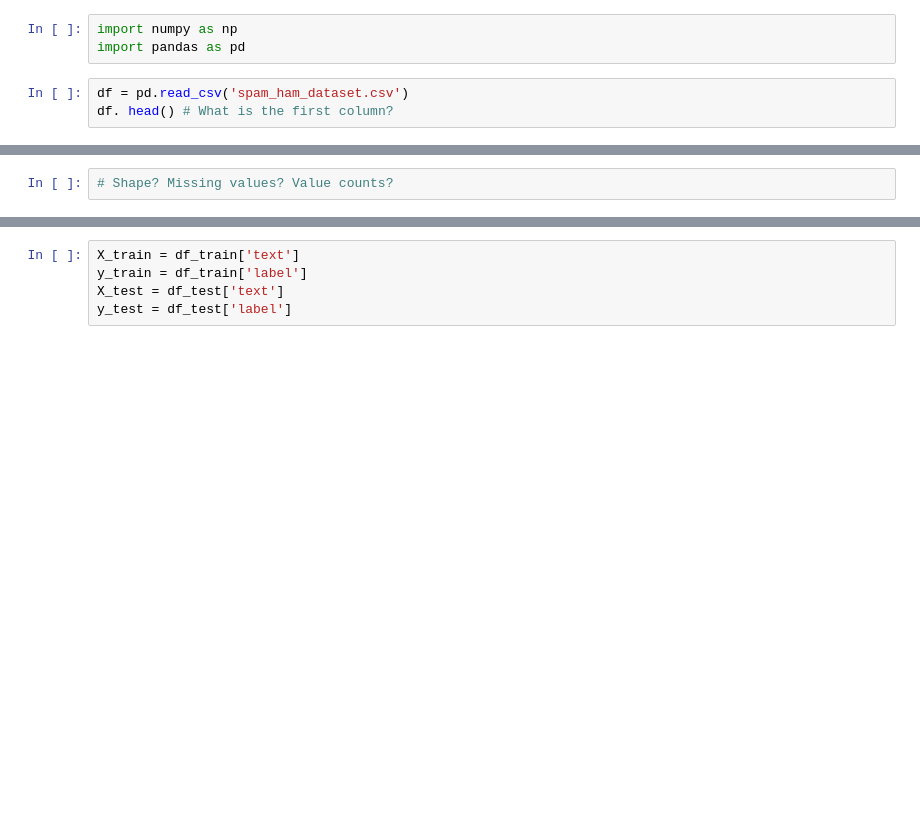
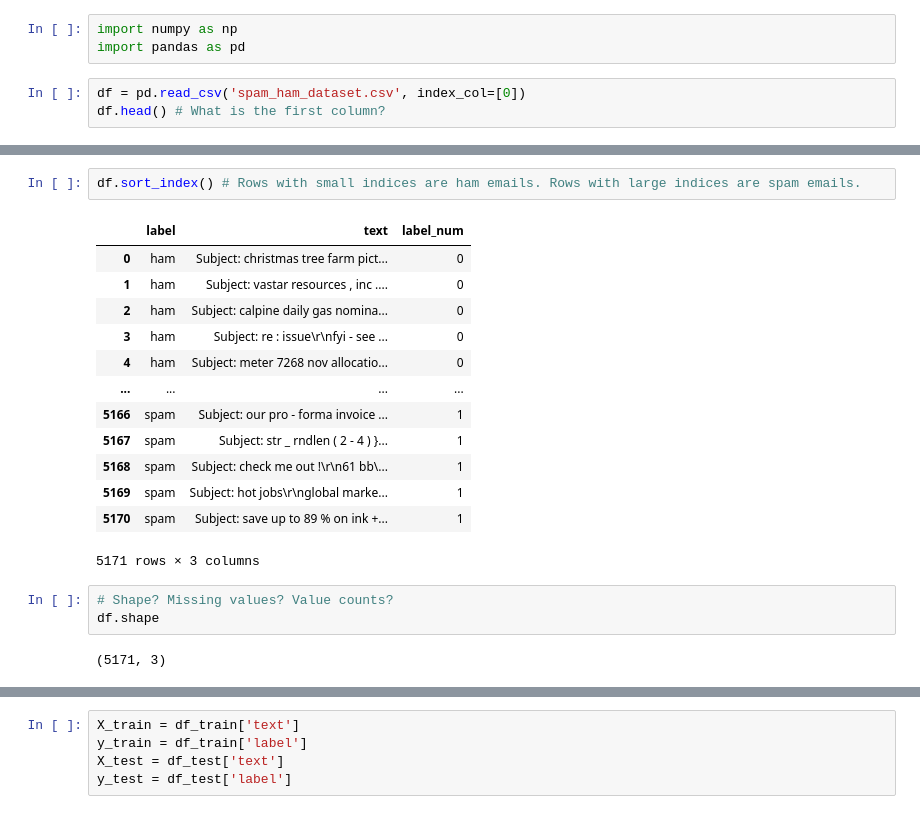
Before and after one commit to ch00226855/CMP414765Spring2022, a Jupyter notebook: Week12_SpamEmailDetection.ipynb, the cells around one changed output, grey strips where cells are left out. Saved outputs shown, nothing was run; the diff lists cells and outputs as text; blank space fills up the shorter version.

```diff
--- a/Week12_SpamEmailDetection.ipynb
+++ b/Week12_SpamEmailDetection.ipynb
@@ -9,5 +12,5 @@ uploaded = files.upload()
 import numpy as np
 import pandas as pd
 # %%
-df = pd.read_csv('spam_ham_dataset.csv')
-df. head() # What is the first column?
+df = pd.read_csv('spam_ham_dataset.csv', index_col=[0])
+df.head() # What is the first column?
@@ -14,2 +24,21 @@ df. head() # What is the first column?
+# %%
+df.sort_index() # Rows with small indices are ham emails. Rows with large indices are spam emails.
+# %% [output]
+|  | label | text | label_num |
+| 0 | ham | Subject: christmas tree farm pict... | 0 |
+| 1 | ham | Subject: vastar resources , inc .... | 0 |
+| 2 | ham | Subject: calpine daily gas nomina... | 0 |
+| 3 | ham | Subject: re : issue\r\nfyi - see ... | 0 |
+| 4 | ham | Subject: meter 7268 nov allocatio... | 0 |
+| ... | ... | ... | ... |
+| 5166 | spam | Subject: our pro - forma invoice ... | 1 |
+| 5167 | spam | Subject: str _ rndlen ( 2 - 4 ) }... | 1 |
+| 5168 | spam | Subject: check me out !\r\n61 bb\... | 1 |
+| 5169 | spam | Subject: hot jobs\r\nglobal marke... | 1 |
+| 5170 | spam | Subject: save up to 89 % on ink +... | 1 |
+5171 rows × 3 columns
 # %%
 # Shape? Missing values? Value counts?
+df.shape
+# %% [output]
+(5171, 3)
```
Also changed, not shown: parts of 30 cells of this notebook.
